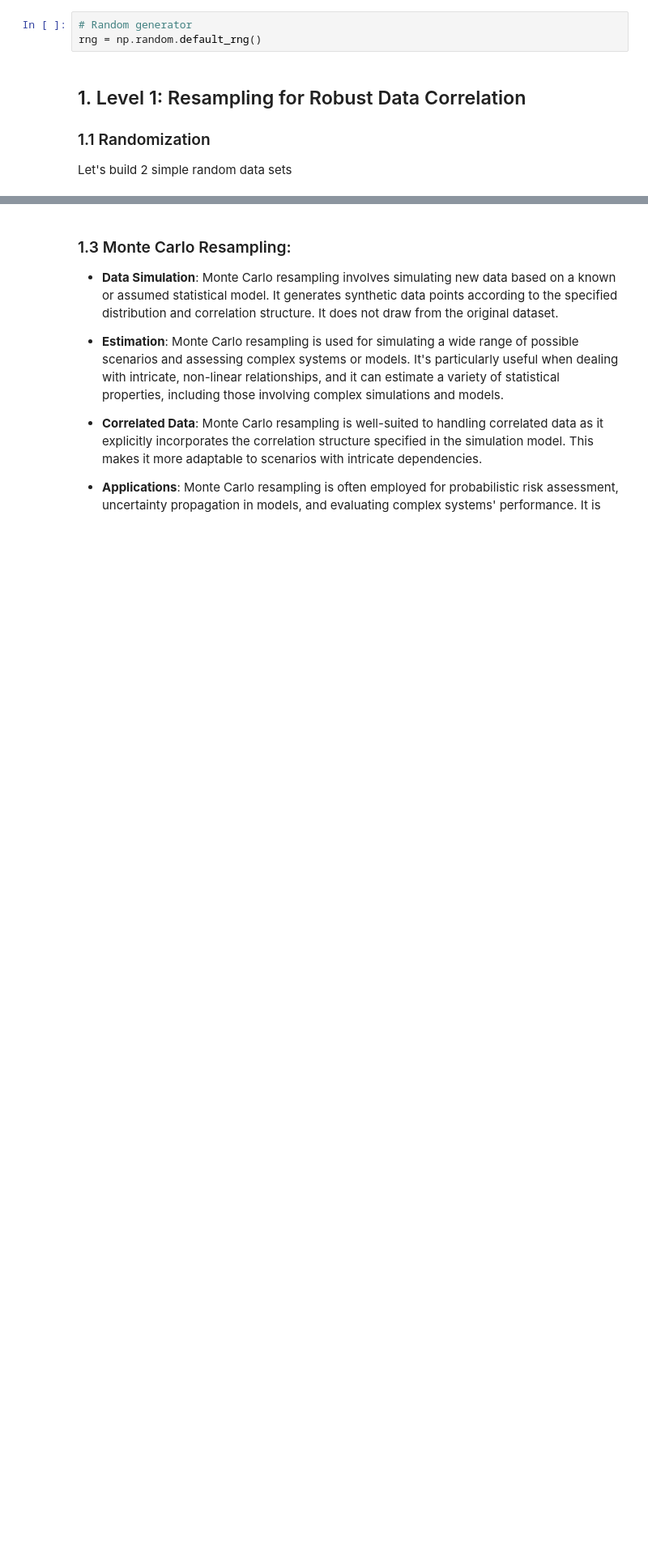
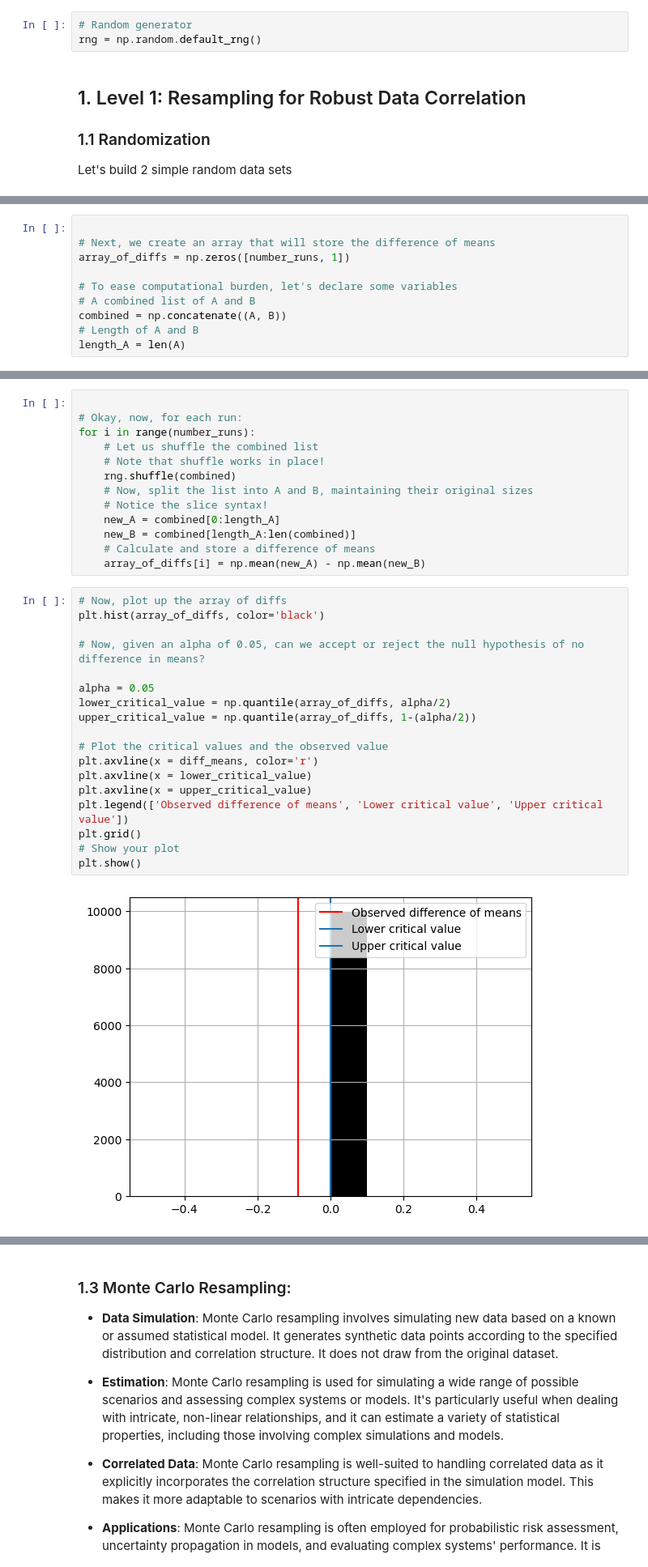
Before and after one commit to geo-smart/mlgeo, a Jupyter notebook: book/Chapter2-DataManipulation/2.6_resampling.ipynb, the cells around one changed output, grey strips where cells are left out. Shown at 81% size. Drawn from its saved outputs; the diff is of its cells as text; blank space fills up the shorter version.

```diff
--- a/book/Chapter2-DataManipulation/2.6_resampling.ipynb
+++ b/book/Chapter2-DataManipulation/2.6_resampling.ipynb
@@ -45,0 +64,10 @@ print('The difference of means is, ' + str(diff_means) + '.')
+# %%
+
+# Next, we create an array that will store the difference of means
+array_of_diffs = np.zeros([number_runs, 1])
+
+# To ease computational burden, let's declare some variables
+# A combined list of A and B
+combined = np.concatenate((A, B))
+# Length of A and B
+length_A = len(A)
@@ -46,3 +78,36 @@ print('The difference of means is, ' + str(diff_means) + '.')
+# %%
+
+# Okay, now, for each run:
+for i in range(number_runs):
+    # Let us shuffle the combined list
+    # Note that shuffle works in place!
+    rng.shuffle(combined)
+    # Now, split the list into A and B, maintaining their original sizes
+    # Notice the slice syntax!
+    new_A = combined[0:length_A]
+    new_B = combined[length_A:len(combined)]
+    # Calculate and store a difference of means
+    array_of_diffs[i] = np.mean(new_A) - np.mean(new_B)
+# %%
+# Now, plot up the array of diffs
+plt.hist(array_of_diffs, color='black')
+
+# Now, given an alpha of 0.05, can we accept or reject the null hypothesis of no difference in means?
+
+alpha = 0.05
+lower_critical_value = np.quantile(array_of_diffs, alpha/2)
+upper_critical_value = np.quantile(array_of_diffs, 1-(alpha/2))
+
+# Plot the critical values and the observed value
+plt.axvline(x = diff_means, color='r')
+plt.axvline(x = lower_critical_value)
+plt.axvline(x = upper_critical_value)
+plt.legend(['Observed difference of means', 'Lower critical value', 'Upper critical value'])
+plt.grid()
+# Show your plot
+plt.show()
+# %% [output]
+[figure, added]
 # %% [markdown]
 ### 1.2 Bootstrapping
 
```
Also changed, not shown: parts of 24 cells of this notebook, 2 other files.
